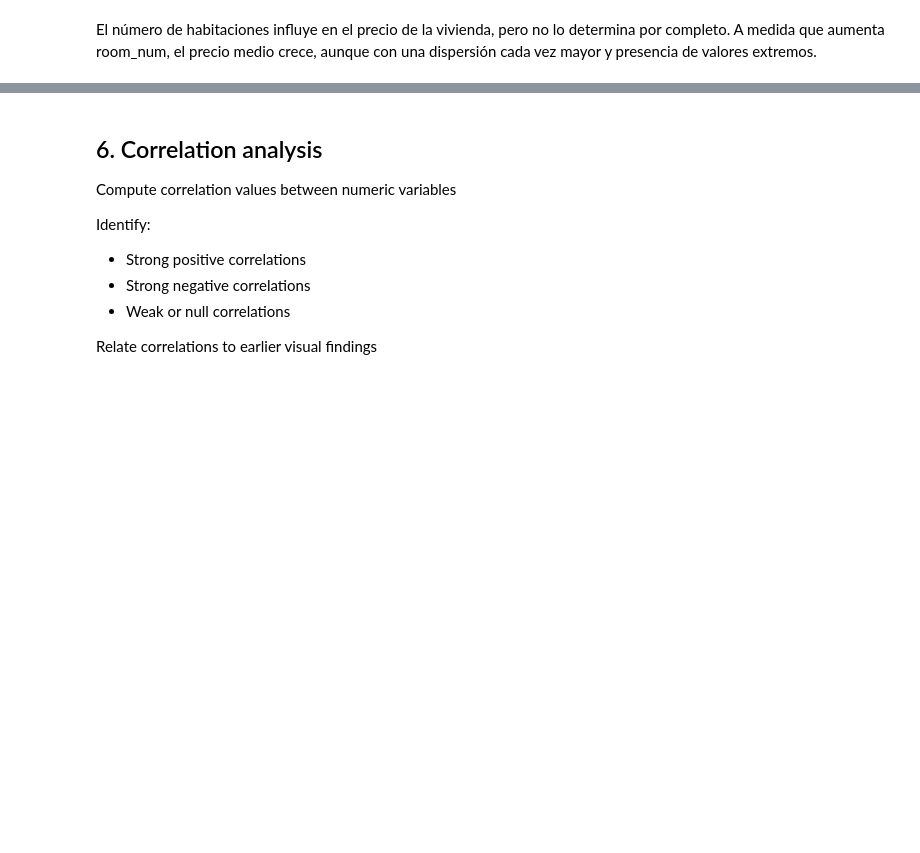
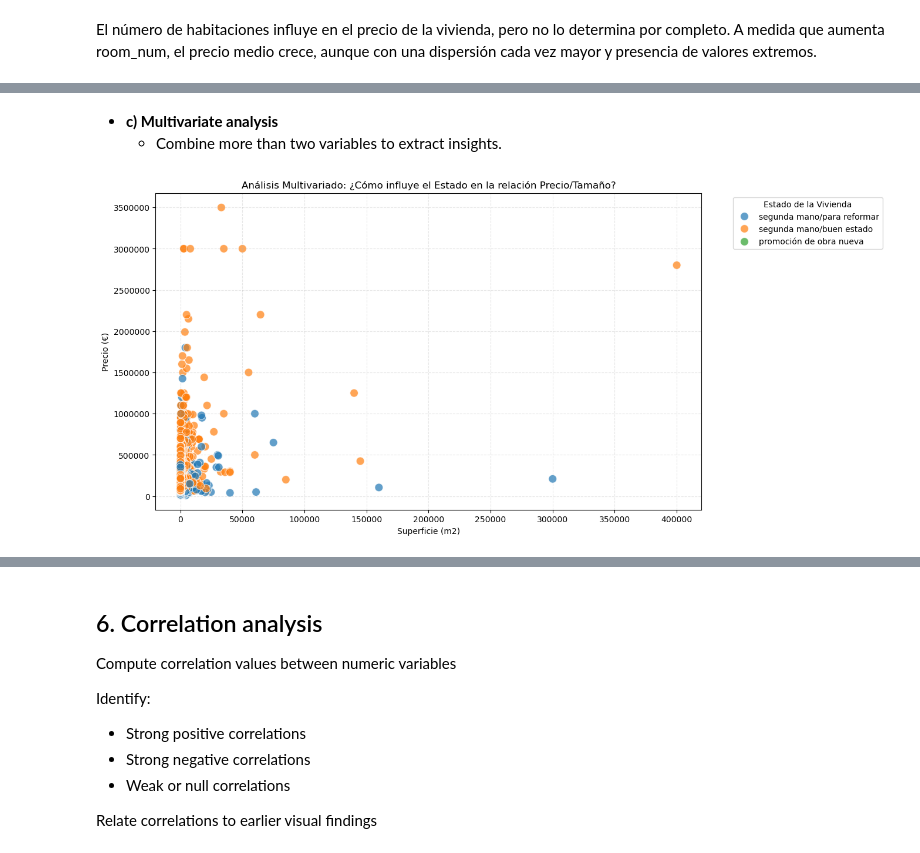
Before and after one commit to pauladata13/dataExploratory-, a Jupyter notebook: task_2.4_EDA_Housing_coruna.ipynb, the cells around one changed output, grey strips where cells are left out. Cells and saved outputs as stored; diff of their text form; code cells hidden in the pictures; blank space fills up the shorter version.

```diff
--- a/task_2.4_EDA_Housing_coruna.ipynb
+++ b/task_2.4_EDA_Housing_coruna.ipynb
@@ -346,0 +329,28 @@ El número de habitaciones influye en el precio de la vivienda, pero no lo deter
+# %% [markdown]
+- **c) Multivariate analysis**
+    - Combine more than two variables to extract insights.
+# %%
+import pandas as pd
+import matplotlib.pyplot as plt
+import seaborn as sns
+
+df['price'] = pd.to_numeric(df['price'], errors='coerce')
+df['m2_real'] = pd.to_numeric(df['m2_real'], errors='coerce')
+
+df_multi = df.dropna(subset=['price', 'm2_real', 'condition'])
+
+plt.figure(figsize=(12, 7))
+
+sns.scatterplot(x='m2_real', y='price', hue='condition', data=df_multi, s=100, alpha=0.7)
+
+plt.ticklabel_format(style='plain', axis='y')
+
+plt.title('Análisis Multivariado: ¿Cómo influye el Estado en la relación Precio/Tamaño?')
+plt.xlabel('Superficie (m2)')
+plt.ylabel('Precio (€)')
+plt.legend(title='Estado de la Vivienda', bbox_to_anchor=(1.05, 1), loc='upper left')
+plt.grid(True, linestyle='--', alpha=0.3)
+
+plt.show()
+# %% [output]
+[figure, added]
```
Also changed, not shown: parts of 39 cells of this notebook.
